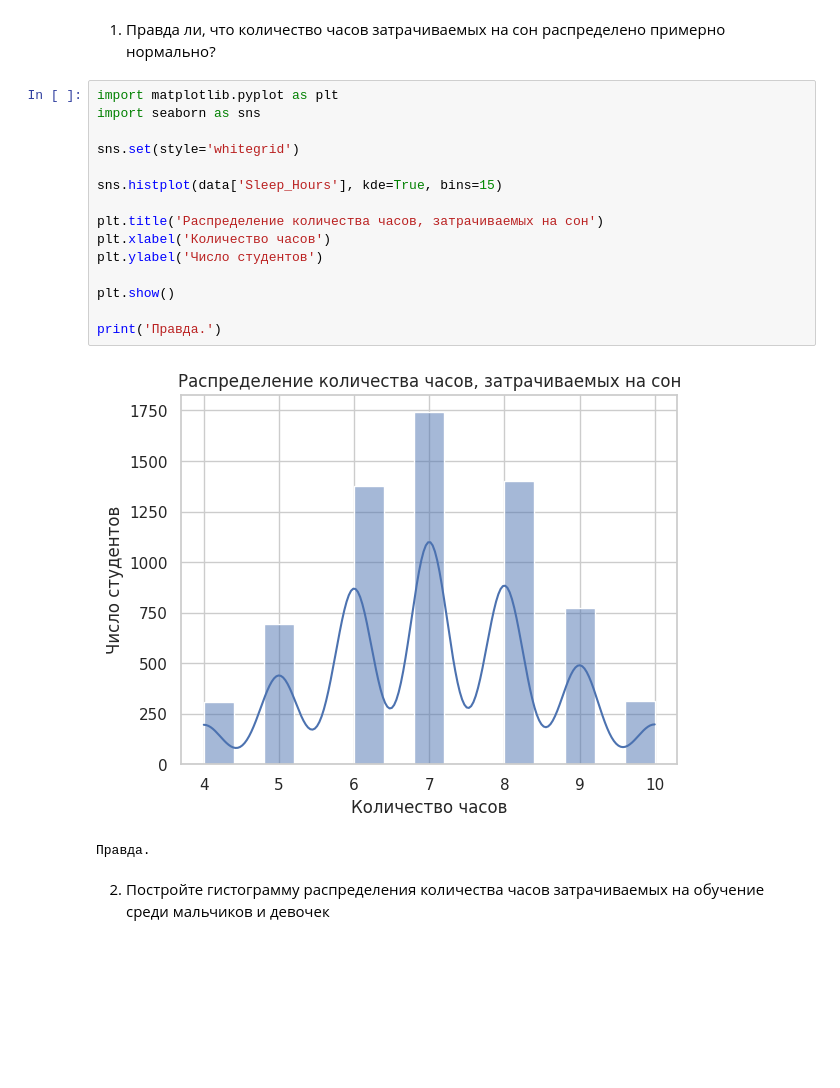
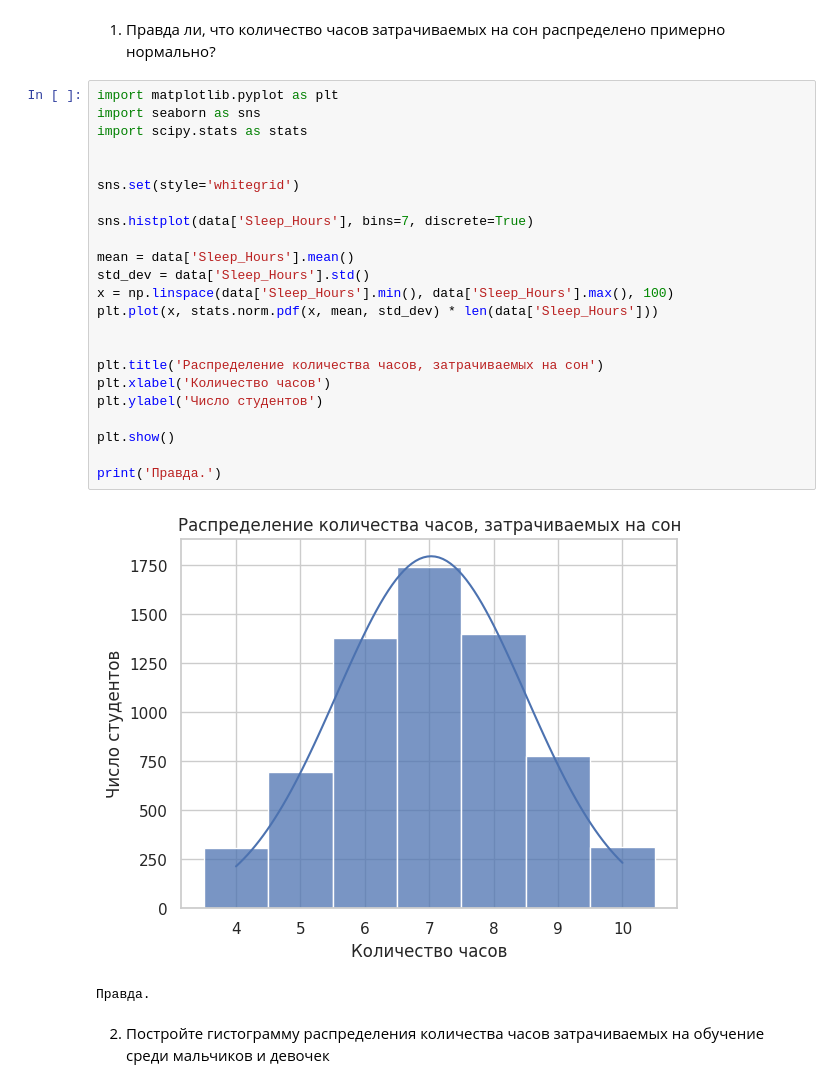
Before and after one commit to tng00/ML_MAI_2024, a Jupyter notebook: lab1/Lab1_6.ipynb, the cells around one changed output. Drawn from its saved outputs; the diff is of its cells as text; blank space fills up the shorter version.

```diff
--- a/lab1/Lab1_6.ipynb
+++ b/lab1/Lab1_6.ipynb
@@ -314,20 +314,28 @@ print(passed_percentage, '%', sep='')
 # %%
 import matplotlib.pyplot as plt
 import seaborn as sns
+import scipy.stats as stats
+
 
 sns.set(style='whitegrid')
 
-sns.histplot(data['Sleep_Hours'], kde=True, bins=15)
+sns.histplot(data['Sleep_Hours'], bins=7, discrete=True)
+
+mean = data['Sleep_Hours'].mean()
+std_dev = data['Sleep_Hours'].std()
+x = np.linspace(data['Sleep_Hours'].min(), data['Sleep_Hours'].max(), 100)
+plt.plot(x, stats.norm.pdf(x, mean, std_dev) * len(data['Sleep_Hours']))
+
 
 plt.title('Распределение количества часов, затрачиваемых на сон')
 plt.xlabel('Количество часов')
 plt.ylabel('Число студентов')
 
 plt.show()
 
 print('Правда.')
 # %% [output]
-[figure, old version]
+[figure, new version]
 Правда.
 # %% [markdown]
 2. Постройте гистограмму распределения количества часов затрачиваемых на обучение среди мальчиков и девочек
```
Also changed, not shown: parts of 4 cells of this notebook.
